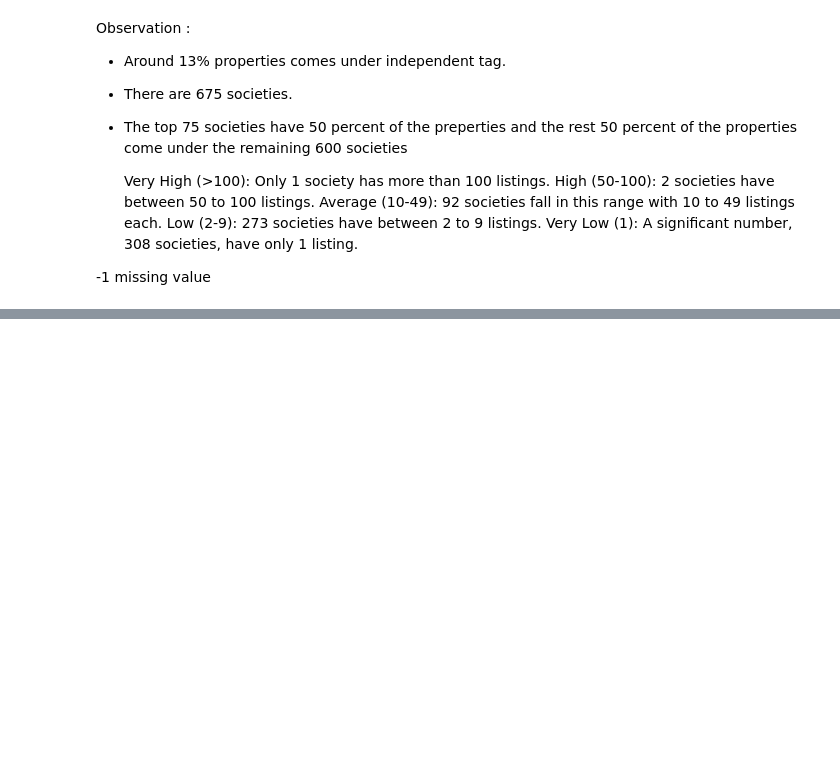
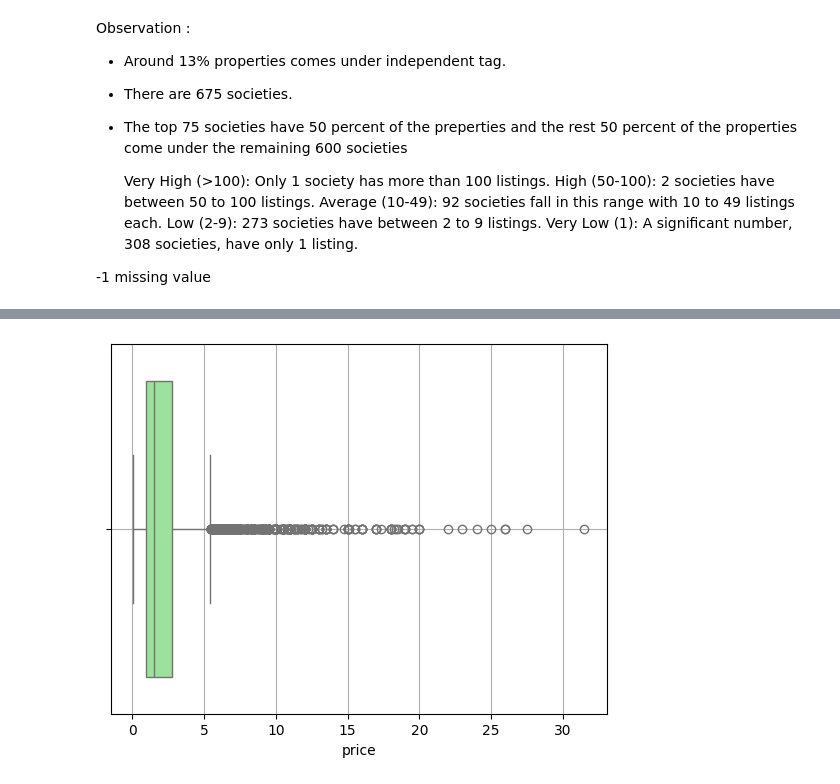
Before and after one commit to garvit1408/NestWise-, a Jupyter notebook: 4 - EDA/eda-univariate-analysis.ipynb, the cells around one changed output, grey strips where cells are left out. Drawn from its saved outputs; the diff is of its cells as text; code cells hidden in the pictures; blank space fills up the shorter version.

```diff
--- a/4 - EDA/eda-univariate-analysis.ipynb
+++ b/4 - EDA/eda-univariate-analysis.ipynb
@@ -140,0 +168,5 @@ Observation :
+# %%
+sns.boxplot(x=df['price'],color = 'lightgreen')
+plt.grid()
+# %% [output]
+[figure, added]
```
Also changed, not shown: parts of 22 cells of this notebook.
